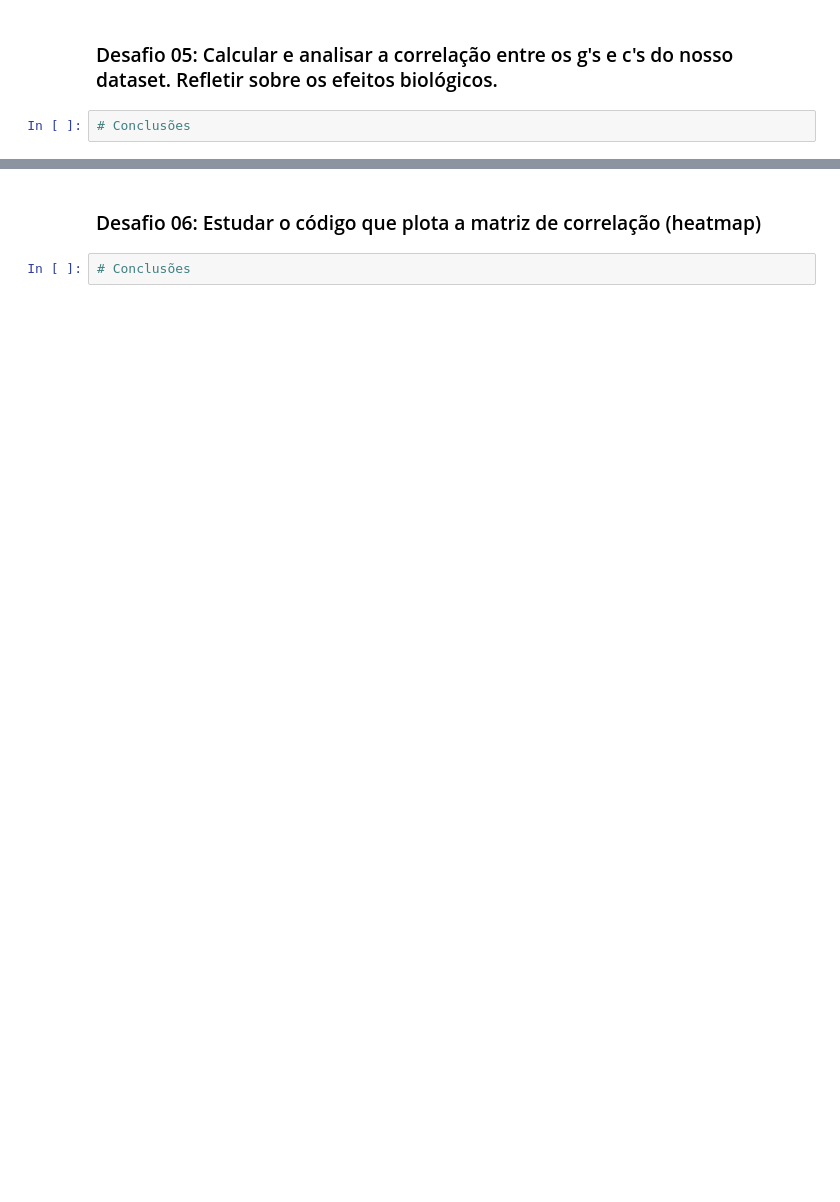
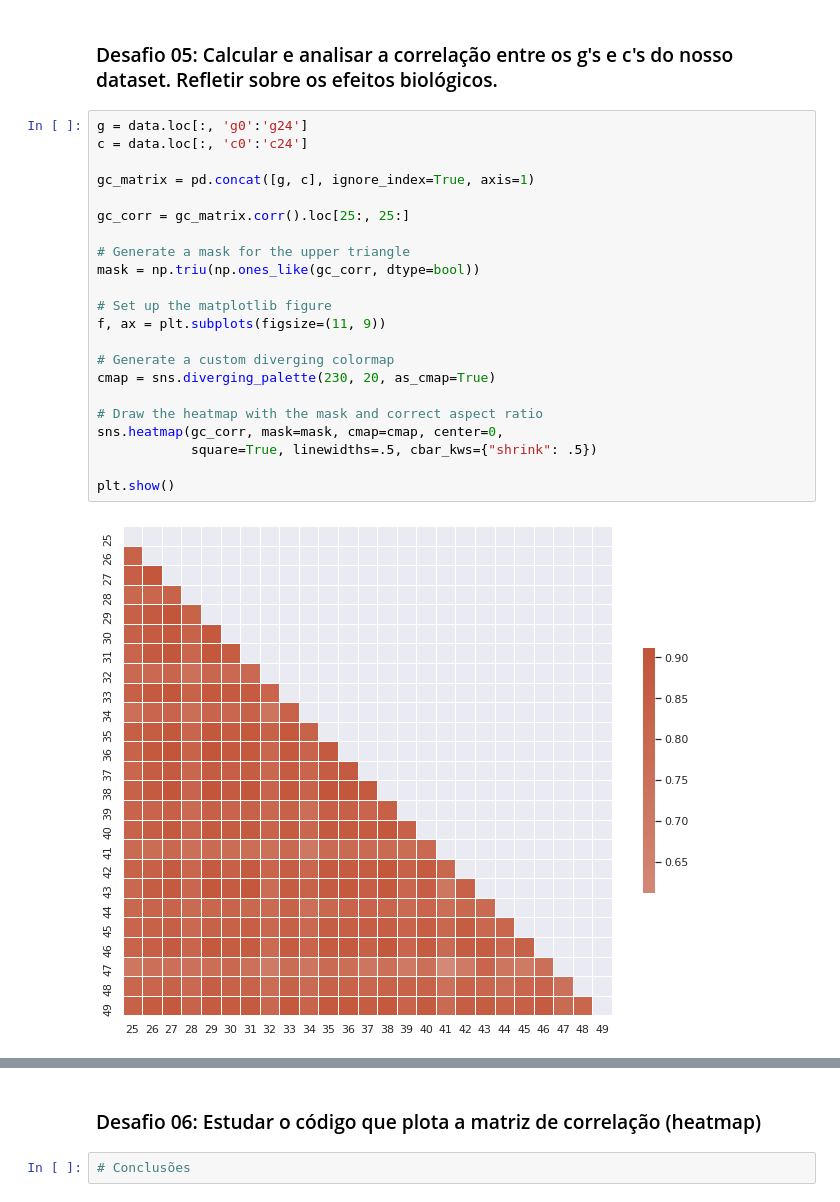
Before and after one commit to marcelsby/alura-imersao-dados-2021, a Jupyter notebook: src/Imersão Dados.ipynb, the cells around one changed output, grey strips where cells are left out. Cells and saved outputs as stored; diff of their text form; blank space fills up the shorter version.

```diff
--- a/src/Imersão Dados.ipynb
+++ b/src/Imersão Dados.ipynb
@@ -643,4 +608,26 @@ data.iloc[:50, :].loc[:, :'g771'].melt(id_vars=['id','tratamento','tempo','dose'
 # %% [markdown]
 ### Desafio 05: Calcular e analisar a correlação entre os g's e c's do nosso dataset. Refletir sobre os efeitos biológicos.
 # %%
-# Conclusões
+g = data.loc[:, 'g0':'g24']
+c = data.loc[:, 'c0':'c24']
+
+gc_matrix = pd.concat([g, c], ignore_index=True, axis=1)
+
+gc_corr = gc_matrix.corr().loc[25:, 25:]
+
+# Generate a mask for the upper triangle
+mask = np.triu(np.ones_like(gc_corr, dtype=bool))
+
+# Set up the matplotlib figure
+f, ax = plt.subplots(figsize=(11, 9))
+
+# Generate a custom diverging colormap
+cmap = sns.diverging_palette(230, 20, as_cmap=True)
+
+# Draw the heatmap with the mask and correct aspect ratio
+sns.heatmap(gc_corr, mask=mask, cmap=cmap, center=0,
+            square=True, linewidths=.5, cbar_kws={"shrink": .5})
+
+plt.show()
+# %% [output]
+[figure, added]
```
Also changed, not shown: parts of 12 cells of this notebook.
